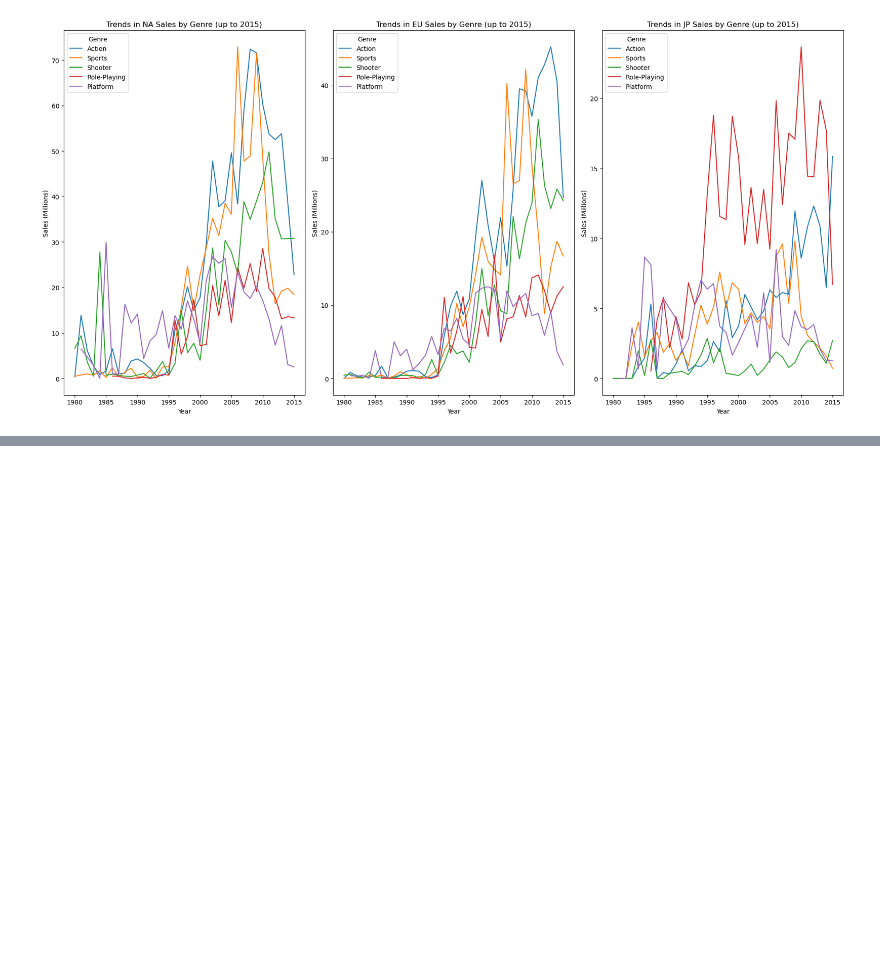
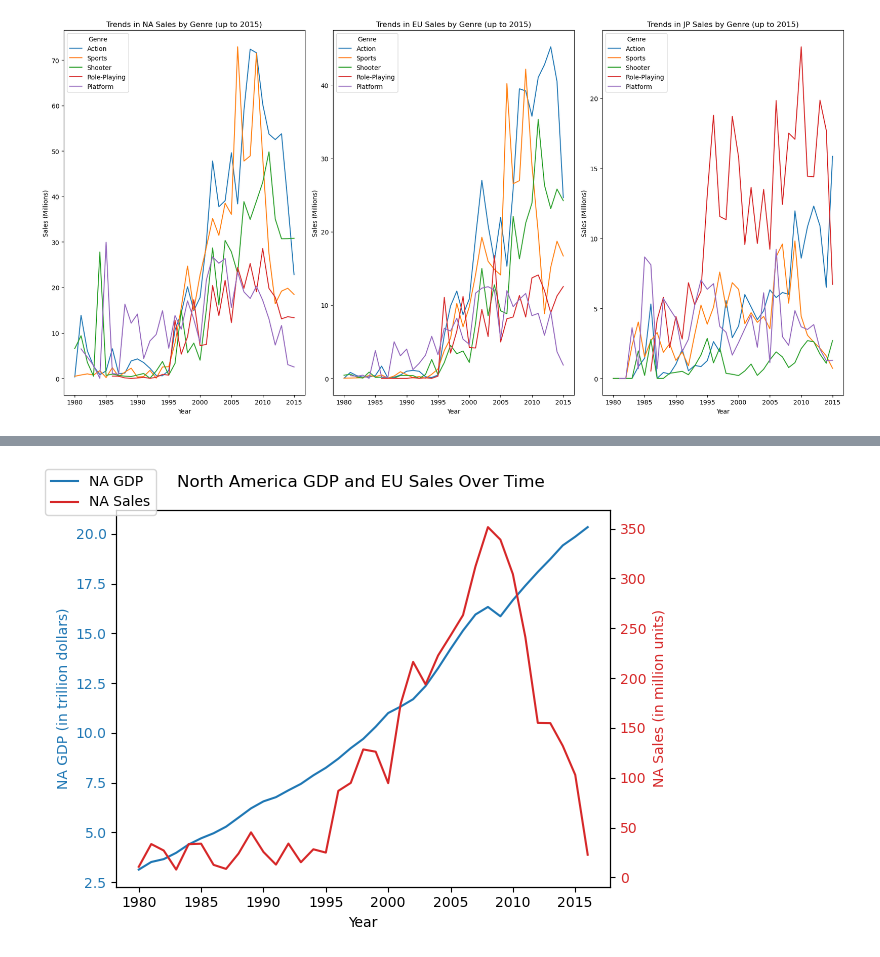
Before and after one commit to dmll0632/Not-Chuck-Norris, a Jupyter notebook: PROJECT1.ipynb, the cells around one changed output, grey strips where cells are left out. Cells and saved outputs as stored; diff of their text form; code cells hidden in the pictures; blank space fills up the shorter version.

```diff
--- a/PROJECT1.ipynb
+++ b/PROJECT1.ipynb
@@ -402,0 +560,25 @@ SyntaxError: illegal target for annotation (4062415902.py, line 28)
+# %%
+# Plotting
+fig, ax1 = plt.subplots()
+
+# Plotting EU GDP on the primary y-axis
+ax1.set_xlabel('Year')
+ax1.set_ylabel('NA GDP (in trillion dollars)', color='tab:blue')
+ax1.plot(merged_df.index, merged_df['NA GDP'] / 1e12, color='tab:blue', label='NA GDP')
+ax1.tick_params(axis='y', labelcolor='tab:blue')
+
+# Create a secondary y-axis for EU Sales
+ax2 = ax1.twinx()
+ax2.set_ylabel('NA Sales (in million units)', color='tab:red')
+ax2.plot(merged_df.index, merged_df['NA_Sales'], color='tab:red', label='NA Sales')
+ax2.tick_params(axis='y', labelcolor='tab:red')
+
+# Title and legend
+fig.suptitle('North America GDP and EU Sales Over Time')
+fig.tight_layout()
+fig.legend(loc='upper left')
+
+# Show the plot
+plt.show()
+# %% [output]
+[figure, added]
```
Also changed, not shown: parts of 13 cells of this notebook, 1 other file.
